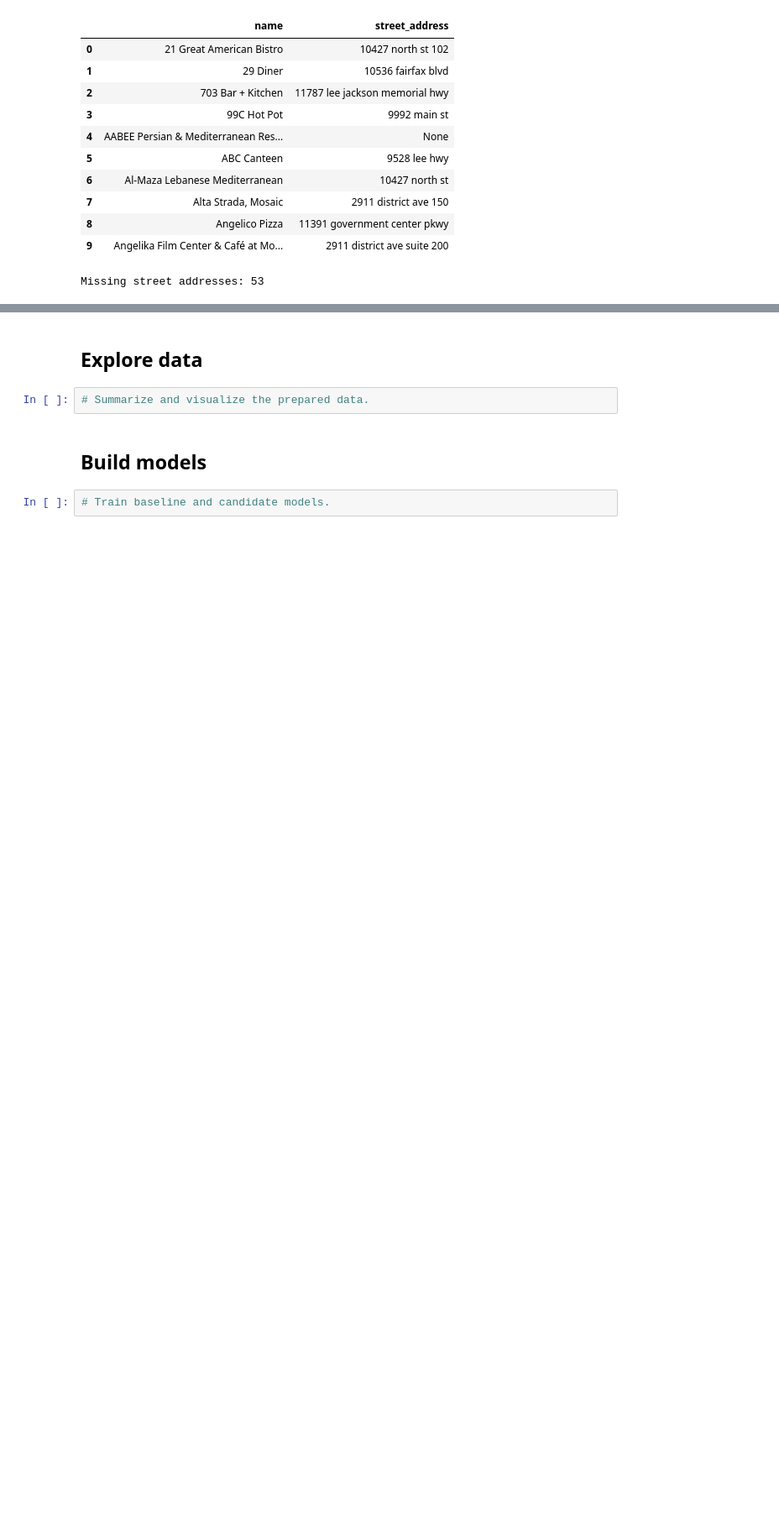
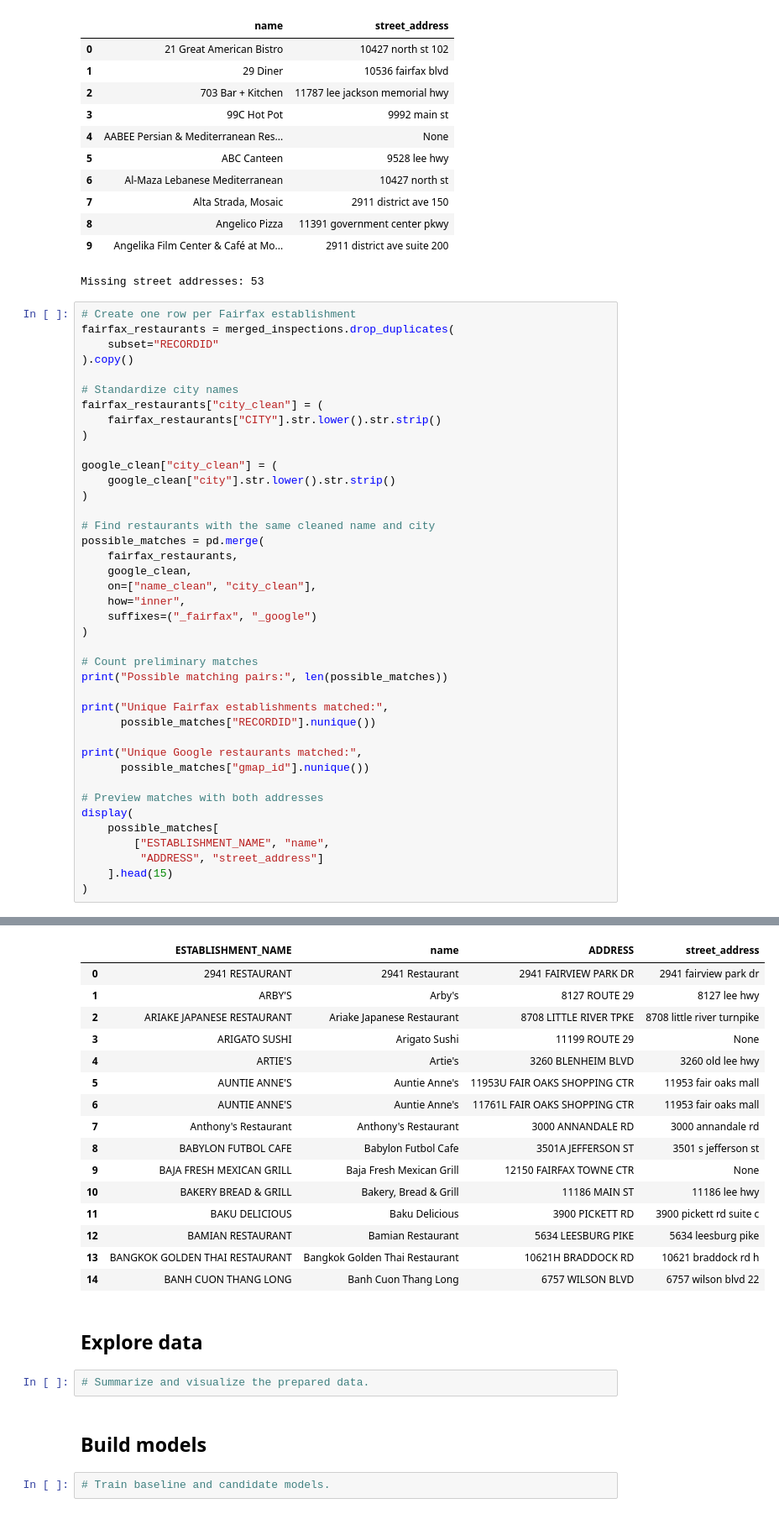
Before and after one commit to hwayalew/ds3001_team1_project, a Jupyter notebook: notebook.ipynb, the cells around one changed output, grey strips where cells are left out. Shown at 84% size. Cells and saved outputs as stored; diff of their text form; blank space fills up the shorter version.

Commit message:
matching pairs

```diff
--- a/notebook.ipynb
+++ b/notebook.ipynb
@@ -443,3 +443,44 @@ print("Missing street addresses:",
 | 8 | Angelico Pizza | 11391 government center pkwy |
 | 9 | Angelika Film Center & Café at Mo... | 2911 district ave suite 200 |
 Missing street addresses: 53
+# %%
+# Create one row per Fairfax establishment
+fairfax_restaurants = merged_inspections.drop_duplicates(
+    subset="RECORDID"
+).copy()
+
+# Standardize city names
+fairfax_restaurants["city_clean"] = (
+    fairfax_restaurants["CITY"].str.lower().str.strip()
+)
+
+google_clean["city_clean"] = (
+    google_clean["city"].str.lower().str.strip()
+)
+
+# Find restaurants with the same cleaned name and city
+possible_matches = pd.merge(
+    fairfax_restaurants,
+    google_clean,
+    on=["name_clean", "city_clean"],
+    how="inner",
+    suffixes=("_fairfax", "_google")
+)
+
+# Count preliminary matches
+print("Possible matching pairs:", len(possible_matches))
+
+print("Unique Fairfax establishments matched:",
+      possible_matches["RECORDID"].nunique())
+
+print("Unique Google restaurants matched:",
+      possible_matches["gmap_id"].nunique())
+
+# Preview matches with both addresses
+display(
+    possible_matches[
+        ["ESTABLISHMENT_NAME", "name",
+         "ADDRESS", "street_address"]
+    ].head(15)
+)
+# %% [output]
@@ -446,3 +490,19 @@ Missing street addresses: 53
+|  | ESTABLISHMENT_NAME | name | ADDRESS | street_address |
+| 0 | 2941 RESTAURANT | 2941 Restaurant | 2941 FAIRVIEW PARK DR | 2941 fairview park dr |
+| 1 | ARBY'S | Arby's | 8127 ROUTE 29 | 8127 lee hwy |
+| 2 | ARIAKE JAPANESE RESTAURANT | Ariake Japanese Restaurant | 8708 LITTLE RIVER TPKE | 8708 little river turnpike |
+| 3 | ARIGATO SUSHI | Arigato Sushi | 11199 ROUTE 29 | None |
+| 4 | ARTIE'S | Artie's | 3260 BLENHEIM BLVD | 3260 old lee hwy |
+| 5 | AUNTIE ANNE'S | Auntie Anne's | 11953U FAIR OAKS SHOPPING CTR | 11953 fair oaks mall |
+| 6 | AUNTIE ANNE'S | Auntie Anne's | 11761L FAIR OAKS SHOPPING CTR | 11953 fair oaks mall |
+| 7 | Anthony's Restaurant | Anthony's Restaurant | 3000 ANNANDALE RD | 3000 annandale rd |
+| 8 | BABYLON FUTBOL CAFE | Babylon Futbol Cafe | 3501A JEFFERSON ST | 3501 s jefferson st |
+| 9 | BAJA FRESH MEXICAN GRILL | Baja Fresh Mexican Grill | 12150 FAIRFAX TOWNE CTR | None |
+| 10 | BAKERY BREAD & GRILL | Bakery, Bread & Grill | 11186 MAIN ST | 11186 lee hwy |
+| 11 | BAKU DELICIOUS | Baku Delicious | 3900 PICKETT RD | 3900 pickett rd suite c |
+| 12 | BAMIAN RESTAURANT | Bamian Restaurant | 5634 LEESBURG PIKE | 5634 leesburg pike |
+| 13 | BANGKOK GOLDEN THAI RESTAURANT | Bangkok Golden Thai Restaurant | 10621H BRADDOCK RD | 10621 braddock rd h |
+| 14 | BANH CUON THANG LONG | Banh Cuon Thang Long | 6757 WILSON BLVD | 6757 wilson blvd 22 |
 # %% [markdown]
 ## Explore data
 # %%
```
Also changed, not shown: parts of 1 cell of this notebook.
